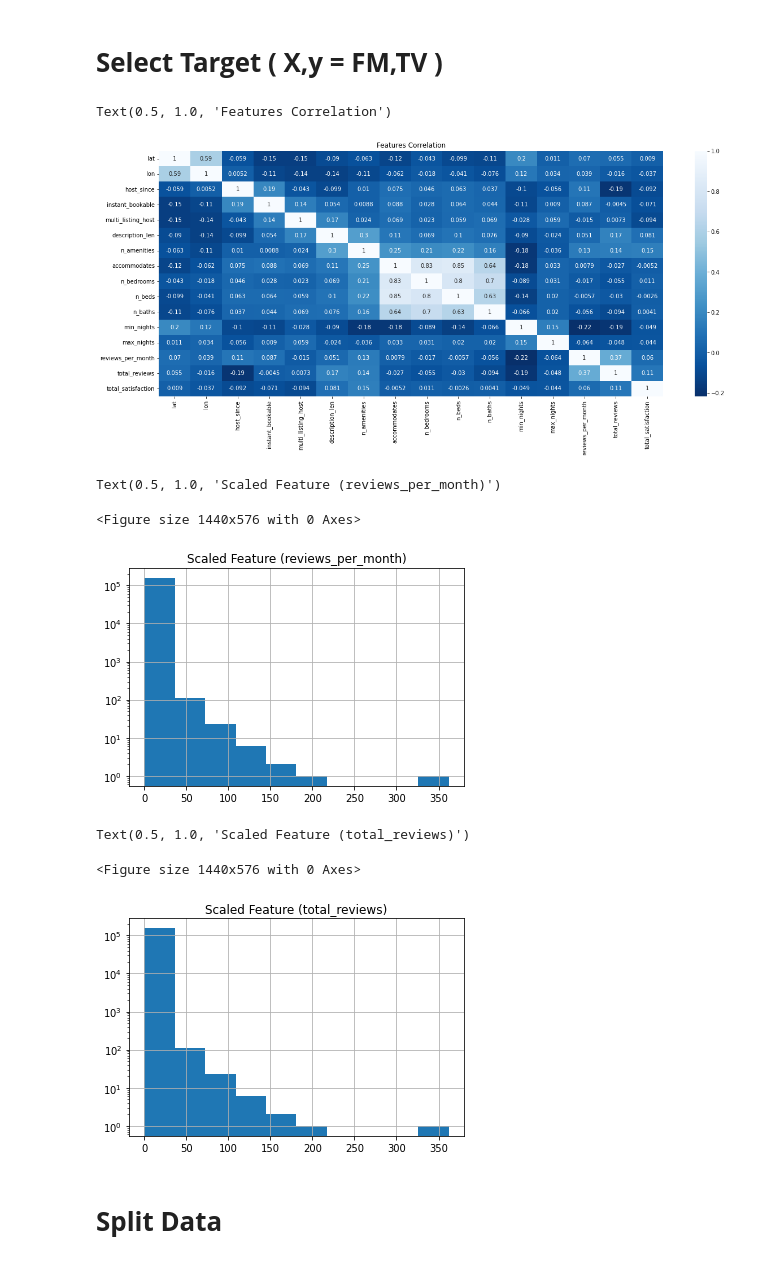
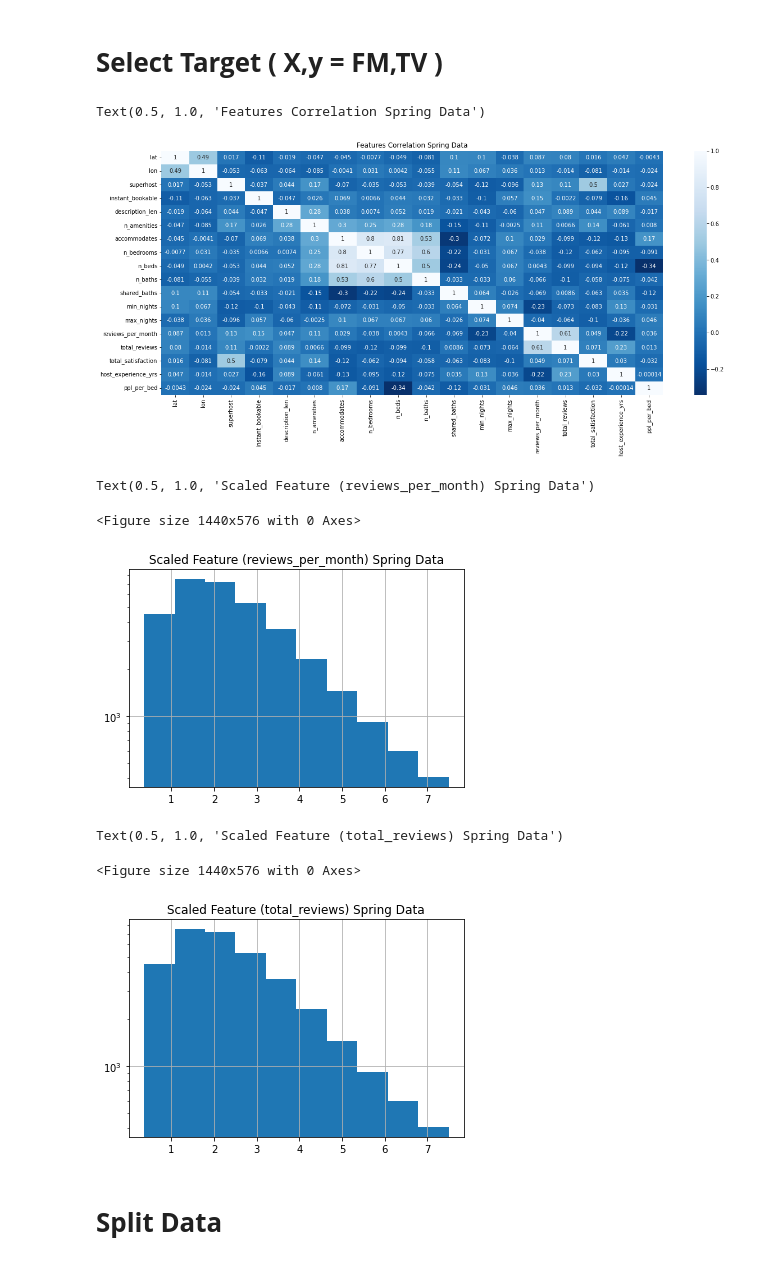
Before and after one commit to Airbnb-Build-Week/Project, a Jupyter notebook: EDA-&-Model.ipynb, the cells around one changed output. Cells and saved outputs as stored; diff of their text form; code cells hidden in the pictures.

```diff
--- a/EDA-&-Model.ipynb
+++ b/EDA-&-Model.ipynb
@@ -51,14 +51,6 @@ COLS = ['review_scores_accuracy','review_scores_location','review_scores_cleanli
         'host_has_profile_pic', 'host_identity_verified', 'latitude','longitude', 'room_type', 'accommodates','bathrooms_text', 'bedrooms', 'beds', 'amenities',
         'price','minimum_nights', 'maximum_nights', 'number_of_reviews', 'number_of_reviews_l30d',
         'review_scores_rating', 'instant_bookable','reviews_per_month']
-
-
-
-
-
-
-
-
 
 def wrangle_data(PATH):
     df = pd.read_csv(PATH, usecols=COLS, low_memory=False)
@@ -118,7 +110,7 @@ def wrangle_data(PATH):
 
     #Filtering Outliers From
     # price Column
-    df = df[(df['price'] >= df['price'].quantile(0.04)) & (df['price'] <= df['price'].quantile(0.96))]
+    df = df[(df['price'] >= df['price'].quantile(0.1)) & (df['price'] <= df['price'].quantile(0.90))]
     # min_nights Column
     df = df[(df['min_nights'] >= df['min_nights'].quantile(0.01)) & (df['min_nights'] <= df['min_nights'].quantile(0.99))]
     # max_nights Column
@@ -127,31 +119,45 @@ def wrangle_data(PATH):
     df = df[(df['n_amenities'] >= df['n_amenities'].quantile(0.005)) & (df['n_amenities'] <= df['n_amenities'].quantile(0.999))]
     # n_baths Column
     df = df[(df['n_baths'] >= df['n_baths'].quantile(0.0001)) & (df['n_baths'] <= df['n_baths'].quantile(0.9999))]
-#     # n_beds Column
-#     df = df[(df['n_beds'] >= df['n_beds'].quantile(0.01)) & (df['n_beds'] <= df['n_beds'].quantile(0.99))]
+    # n_beds Column
+    df = df[(df['n_beds'] >= df['n_beds'].quantile(0.01)) & (df['n_beds'] <= df['n_beds'].quantile(0.99))]
     # description_len Column
     df = df[(df['description_len'] >= df['description_len'].quantile(0.01)) & (df['description_len'] <= df['description_len'].quantile(0.99))]
 #     # reviews_per_month Column
-#     df = df[df['reviews_per_month'] <= df['reviews_per_month'].quantile(0.9999)]
+    df = df[df['reviews_per_month'] <= df['reviews_per_month'].quantile(0.99)]
+
+
 
     # Null Values
     df['response_time'][df['response_time'].isnull()] = 'within an hour'
     df = df[df['host_profile_pic'].notnull() & df['superhost'].notnull() & df['id_verified'].notnull()]
 
 
+    #df['zip_state'] = [i[:3] for i in df['neighbourhood_cleansed']]
+    #df['zip_region'] = [i[-2:] for i in df['neighbourhood_cleansed']]
+
     # #Scale Columns
     # df['log_reviews_per_month'] = [np.nan if i==np.nan else 0 if i==0 else np.log(i) for i in df['reviews_per_month']]
     # df['log_total_reviews'] = [np.nan if i==np.nan else 0 if i==0 else np.log(i) for i in df['total_reviews']]
 
+    df['host_experience_yrs'] = round(2021 - df['host_since'])
+    #df['reviews_per_month'] = round(df['total_reviews']/(df['host_experience_yrs']*12),2)
     #Drop Highly Correlated Features & last min drops
-    df.drop(columns=['n_reviews_l30d', 'picture_url', 'reviews_rating'], inplace=True)
+    df.drop(columns=['n_reviews_l30d', 'picture_url', 'reviews_rating','host_profile_pic','host_since','response_time','id_verified','multi_listing_host','neighbourhood_cleansed'], inplace=True)
+    df.dropna(inplace=True)
 
+    df['ppl_per_bed'] = [a/n if n!=0 else a/1 for a,n in zip(df['accommodates'],df['n_beds'])]
 
+    df['superhost'] = df['superhost'].astype(bool)
+    df['shared_baths'] = df['shared_baths'].astype(bool)
+    #df['id_verified'] = df['id_verified'].astype(bool)
+
+    df = df[(df['total_reviews']>40) & (df['reviews_per_month']>0.35)]
 
     return df
 # %%
 Winter_df = wrangle_data('Concat_CSVs/Winter_Data.csv')
-# Spring_df = wrangle_data('Concat_CSVs/Spring_Data.csv')
-# Summer_df = wrangle_data('Concat_CSVs/Summer_Data.csv')
-# Fall_df = wrangle_data('Concat_CSVs/Fall_Data.csv')
+Spring_df = wrangle_data('Concat_CSVs/Spring_Data.csv')
+Summer_df = wrangle_data('Concat_CSVs/Summer_Data.csv')
+Fall_df = wrangle_data('Concat_CSVs/Fall_Data.csv')
 # %%
@@ -217,23 +249,23 @@ y = Winter_df['price']
 # %%
 plt.figure(figsize=(20,8))
-sns.heatmap(X.corr(), annot=True, cmap="Blues_r")
-plt.title('Features Correlation')
+sns.heatmap(X_Spring.corr(), annot=True, cmap="Blues_r")
+plt.title('Features Correlation Spring Data')
 # %% [output]
-Text(0.5, 1.0, 'Features Correlation')
+Text(0.5, 1.0, 'Features Correlation Spring Data')
-[figure, old version]
+[figure, new version]
 # %%
 plt.figure(figsize=(20,8))
-Winter_df.hist('reviews_per_month', log = True)  #(X.corr(), annot=True, cmap="Blues_r")
-plt.title('Scaled Feature (reviews_per_month)')
+Spring_df.hist('reviews_per_month', log = True)  #(X.corr(), annot=True, cmap="Blues_r")
+plt.title('Scaled Feature (reviews_per_month) Spring Data')
 # %% [output]
-Text(0.5, 1.0, 'Scaled Feature (reviews_per_month)')
+Text(0.5, 1.0, 'Scaled Feature (reviews_per_month) Spring Data')
 <Figure size 1440x576 with 0 Axes>
-[figure, old version]
+[figure, new version]
 # %%
 plt.figure(figsize=(20,8))
-Winter_df.hist('reviews_per_month', log = True)  #(X.corr(), annot=True, cmap="Blues_r")
-plt.title('Scaled Feature (total_reviews)')
+Spring_df.hist('reviews_per_month', log = True)  #(X.corr(), annot=True, cmap="Blues_r")
+plt.title('Scaled Feature (total_reviews) Spring Data')
 # %% [output]
-Text(0.5, 1.0, 'Scaled Feature (total_reviews)')
+Text(0.5, 1.0, 'Scaled Feature (total_reviews) Spring Data')
 <Figure size 1440x576 with 0 Axes>
-[figure, old version]
+[figure, new version]
```
Also changed, not shown: parts of 43 cells of this notebook.
